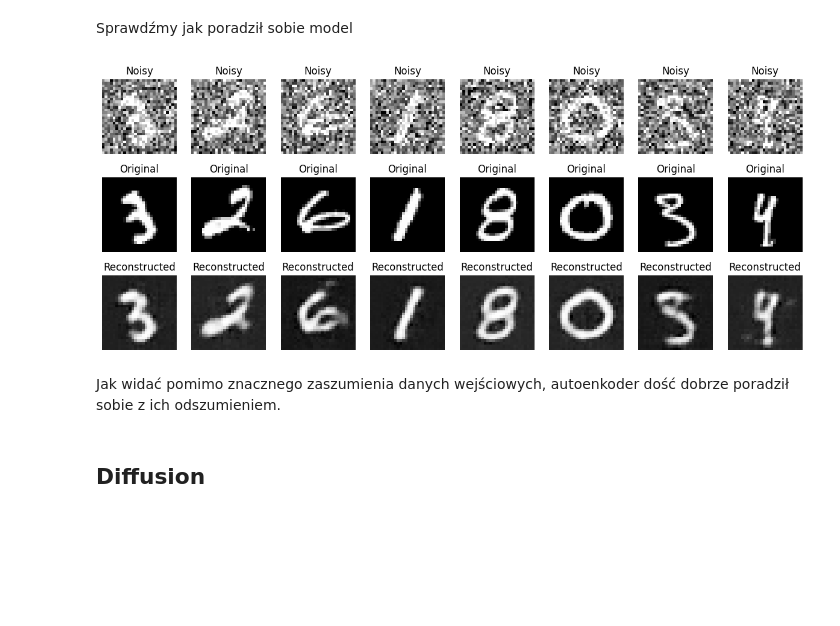
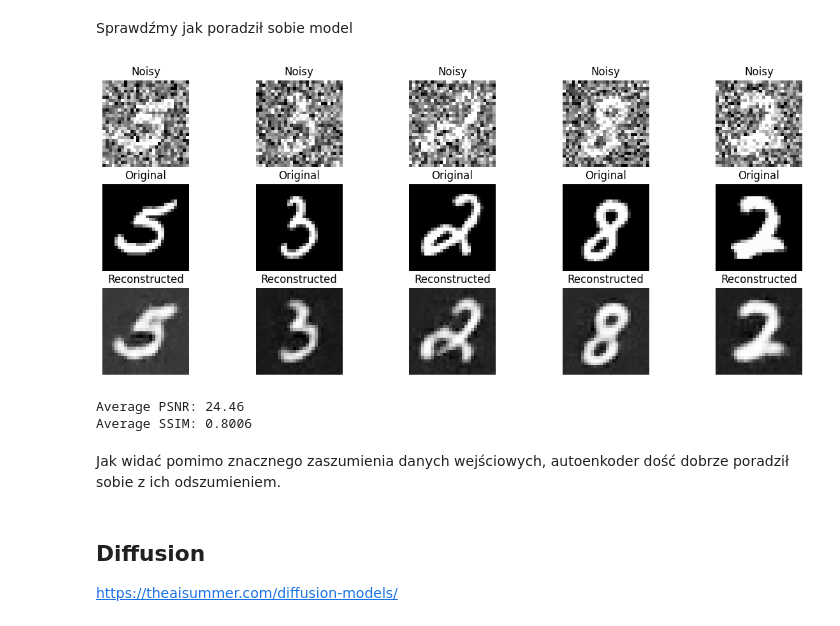
Before and after one commit to JKosciukiewicz/NeuralRendering, a Jupyter notebook: Presentation.ipynb, the cells around one changed output. Cells and saved outputs as stored; diff of their text form; code cells hidden in the pictures; blank space fills up the shorter version.

```diff
--- a/Presentation.ipynb
+++ b/Presentation.ipynb
@@ -204,32 +204,15 @@ with torch.no_grad():
 # %% [markdown]
 Sprawdźmy jak poradził sobie model
-# %%
-n = 8  # Number of images to display
-plt.figure(figsize=(15, 6))
-for i in range(n):
-    # Noisy
-    plt.subplot(3, n, i + 1)
-    plt.imshow(noisy_images[i].squeeze().numpy(), cmap='gray')
-    plt.axis('off')
-    plt.title("Noisy")
-
-    # Original
-    plt.subplot(3, n, i + 1 + n)
-    plt.imshow(images[i].squeeze().numpy(), cmap='gray')
-    plt.axis('off')
-    plt.title("Original")
-
-    # Reconstructed
-    plt.subplot(3, n, i + 1 + 2 * n)
-    plt.imshow(outputs[i].squeeze().numpy(), cmap='gray')
-    plt.axis('off')
-    plt.title("Reconstructed")
-
-plt.show()
-# %% [output]
-[figure, removed]
+# %%
+model.eval()
+avg_psnr, avg_ssim = evaluate_autoencoder(model, test_dataloader, add_noise, visualize=True)
+# %% [output]
+[figure, added]
+Average PSNR: 24.46
+Average SSIM: 0.8006
 # %% [markdown]
 Jak widać pomimo znacznego zaszumienia danych wejściowych, autoenkoder dość dobrze poradził sobie z ich odszumieniem.
 # %% [markdown]
 ## Diffusion
+https://theaisummer.com/diffusion-models/
 # %% [markdown]
```
Also changed, not shown: parts of 18 cells of this notebook, 2 other files.
